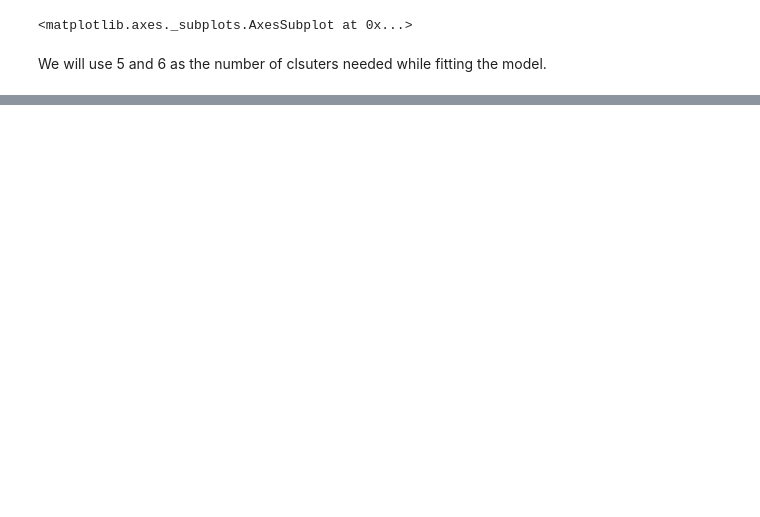
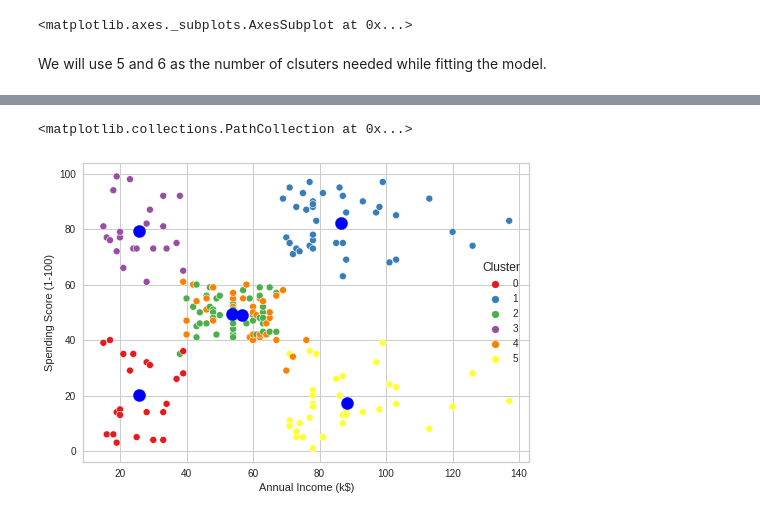
Before and after one commit to pk2971/Mall-Customer-Clustering, a Jupyter notebook: Mall_customer_Clustering.ipynb, the cells around one changed output, grey strips where cells are left out. Cells and saved outputs as stored; diff of their text form; code cells hidden in the pictures; blank space fills up the shorter version.

```diff
--- a/Mall_customer_Clustering.ipynb
+++ b/Mall_customer_Clustering.ipynb
@@ -77,0 +83,13 @@ scat_2 = sns.scatterplot('Age', 'Spending Score (1-100)', data=kmeans5Visualize,
+# %%
+kmeans6=KMeans(n_clusters=6,init='k-means++',random_state=42).fit(X)
+#kmeans5.fit(X)
+kmeans6.labels_
+kmeans6Visualize=X.copy()
+kmeans6Visualize.loc[:,'Cluster']=kmeans6.labels_
+# %%
+scat_1 = sns.scatterplot('Annual Income (k$)', 'Spending Score (1-100)', data=kmeans6Visualize,
+                hue='Cluster', palette='Set1', legend='full')
+plt.scatter(kmeans6.cluster_centers_[:, 1], kmeans6.cluster_centers_[:, 2], s=150, c='blue', label = 'Centroids')
+# %% [output]
+<matplotlib.collections.PathCollection at 0x...>
+[figure, added]
```
Also changed, not shown: parts of 16 cells of this notebook.
